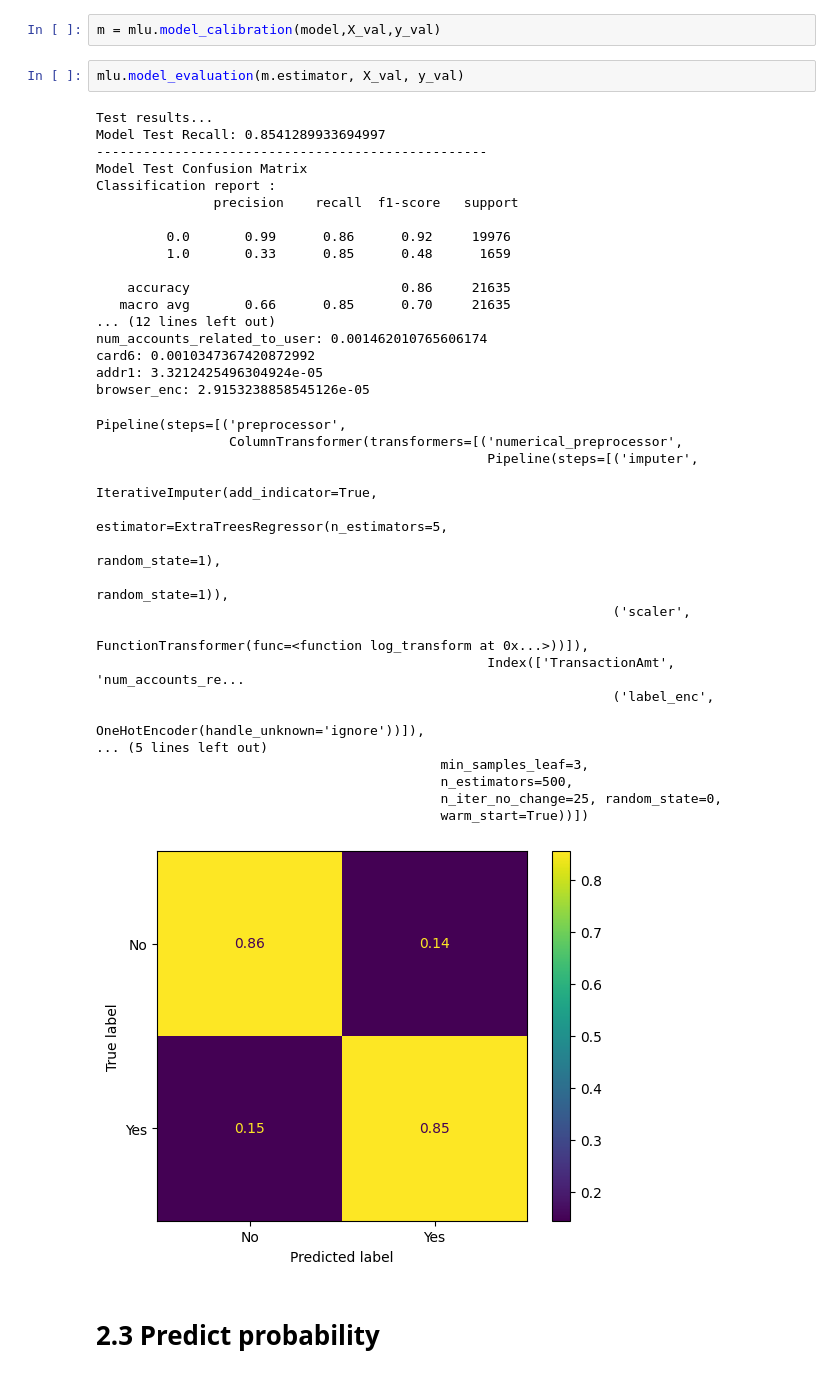
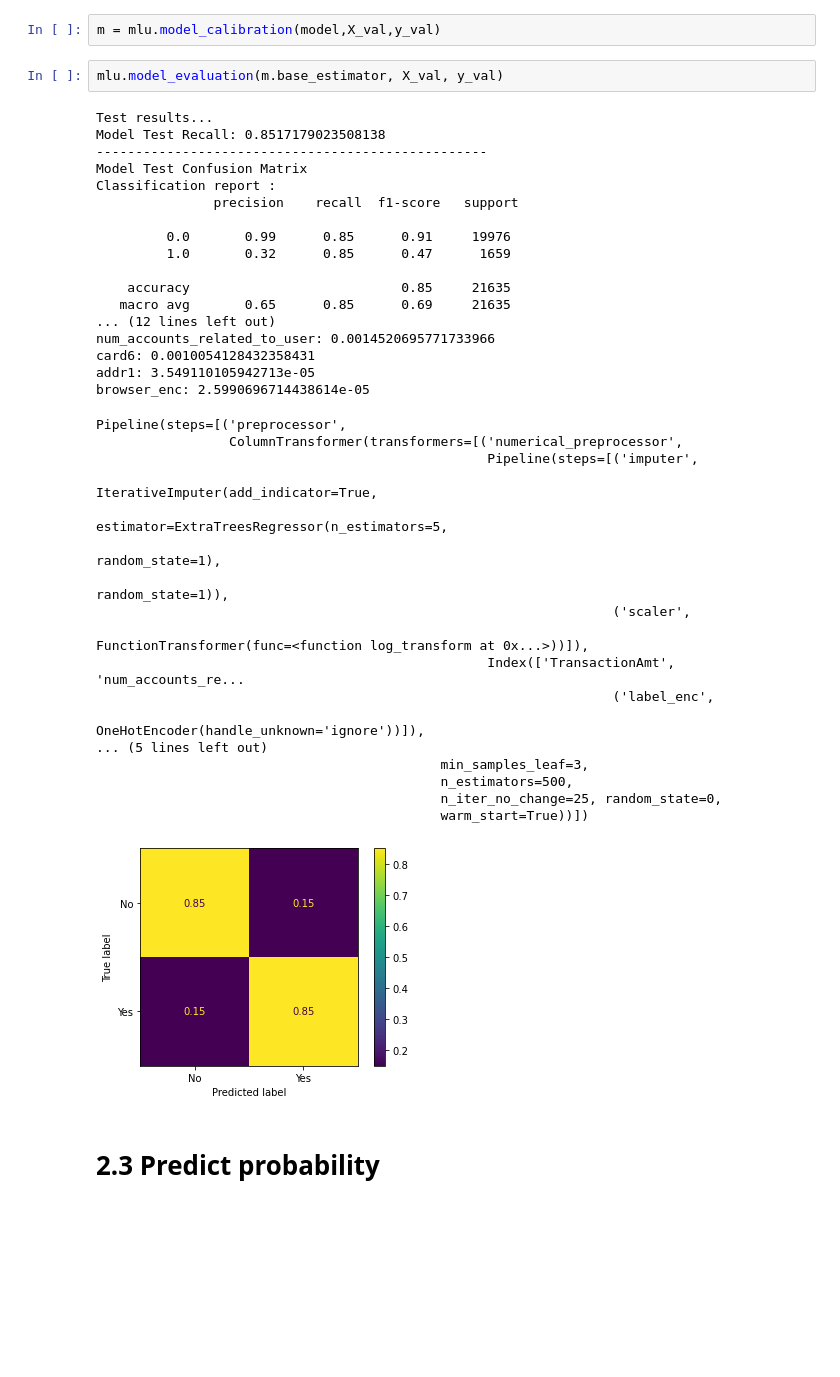
Before and after one commit to davins90/unsupervised_anomaly_detection, a Jupyter notebook: src/notebooks/prod_version/4_modeling/training_evaluation_v17.ipynb, the cells around one changed output. Saved outputs shown, nothing was run; the diff lists cells and outputs as text; blank space fills up the shorter version.

```diff
--- a/src/notebooks/prod_version/4_modeling/training_evaluation_v17.ipynb
+++ b/src/notebooks/prod_version/4_modeling/training_evaluation_v17.ipynb
@@ -74,43 +74,43 @@ y_val = val['isFraud'].astype(float)
 # %%
 m = mlu.model_calibration(model,X_val,y_val)
 # %%
-mlu.model_evaluation(m.estimator, X_val, y_val)
+mlu.model_evaluation(m.base_estimator, X_val, y_val)
 # %% [output]
 Test results...
-Model Test Recall: 0.8541289933694997
+Model Test Recall: 0.8517179023508138
 --------------------------------------------------
 Model Test Confusion Matrix
 Classification report :
                precision    recall  f1-score   support
 
-         0.0       0.99      0.86      0.92     19976
-         1.0       0.33      0.85      0.48      1659
+         0.0       0.99      0.85      0.91     19976
+         1.0       0.32      0.85      0.47      1659
 
-    accuracy                           0.86     21635
-   macro avg       0.66      0.85      0.70     21635
+    accuracy                           0.85     21635
+   macro avg       0.65      0.85      0.69     21635
 ... (12 lines left out)
-num_accounts_related_to_user: 0.001462010765606174
-card6: 0.0010347367420872992
-addr1: 3.3212425496304924e-05
-browser_enc: 2.9153238858545126e-05
+num_accounts_related_to_user: 0.0014520695771733966
+card6: 0.0010054128432358431
+addr1: 3.549110105942713e-05
+browser_enc: 2.5990696714438614e-05
 Pipeline(steps=[('preprocessor',
                  ColumnTransformer(transformers=[('numerical_preprocessor',
                                                   Pipeline(steps=[('imputer',
                                                                    IterativeImputer(add_indicator=True,
                                                                                     estimator=ExtraTreesRegressor(n_estimators=5,
                                                                                                                   random_state=1),
                                                                                     random_state=1)),
                                                                   ('scaler',
                                                                    FunctionTransformer(func=<function log_transform at 0x...>))]),
                                                   Index(['TransactionAmt', 'num_accounts_re...
                                                                   ('label_enc',
                                                                    OneHotEncoder(handle_unknown='ignore'))]),
 ... (5 lines left out)
                                             min_samples_leaf=3,
                                             n_estimators=500,
                                             n_iter_no_change=25, random_state=0,
                                             warm_start=True))])
-[figure, old version]
+[figure, new version]
 # %% [markdown]
 # 2.3 Predict probability
 # %%
```
Also changed, not shown: parts of 9 cells of this notebook, 52 other files.
